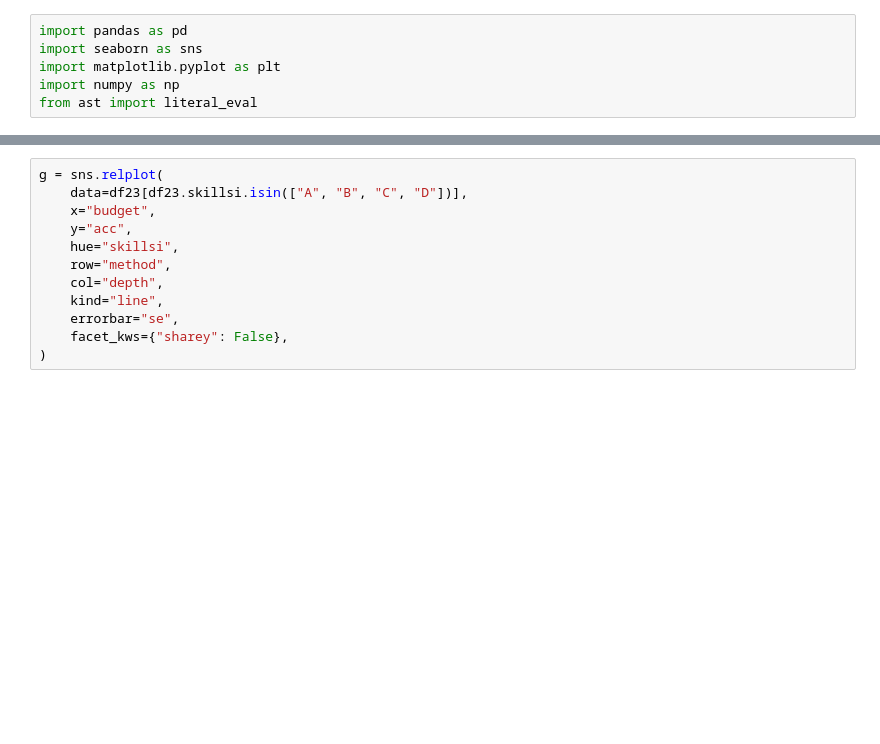
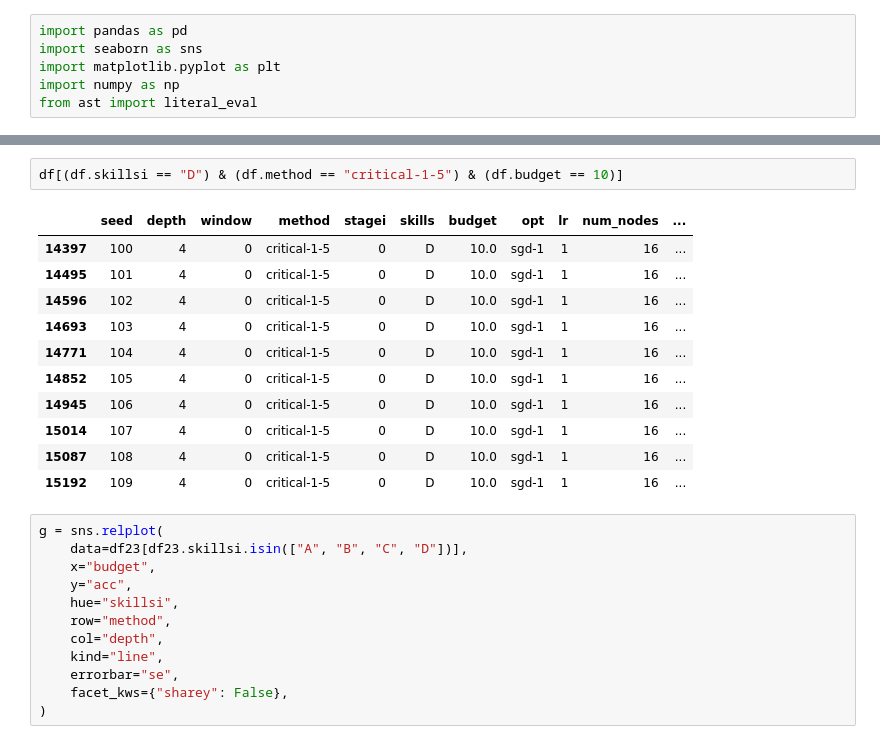
Before and after one commit to saumikn/gymnasium-test, a Jupyter notebook: tree.ipynb, the cells around one changed output, grey strips where cells are left out. Cells and saved outputs as stored; diff of their text form; blank space fills up the shorter version.

```diff
--- a/tree.ipynb
+++ b/tree.ipynb
@@ -111,3 +111,17 @@ g = sns.relplot(
+# %%
+df[(df.skillsi == "D") & (df.method == "critical-1-5") & (df.budget == 10)]
+# %% [output]
+|  | seed | depth | window | method | stagei | skills | budget | opt | lr | num_nodes | ... |
+| 14397 | 100 | 4 | 0 | critical-1-5 | 0 | D | 10.0 | sgd-1 | 1 | 16 | ... |
+| 14495 | 101 | 4 | 0 | critical-1-5 | 0 | D | 10.0 | sgd-1 | 1 | 16 | ... |
+| 14596 | 102 | 4 | 0 | critical-1-5 | 0 | D | 10.0 | sgd-1 | 1 | 16 | ... |
+| 14693 | 103 | 4 | 0 | critical-1-5 | 0 | D | 10.0 | sgd-1 | 1 | 16 | ... |
+| 14771 | 104 | 4 | 0 | critical-1-5 | 0 | D | 10.0 | sgd-1 | 1 | 16 | ... |
+| 14852 | 105 | 4 | 0 | critical-1-5 | 0 | D | 10.0 | sgd-1 | 1 | 16 | ... |
+| 14945 | 106 | 4 | 0 | critical-1-5 | 0 | D | 10.0 | sgd-1 | 1 | 16 | ... |
+| 15014 | 107 | 4 | 0 | critical-1-5 | 0 | D | 10.0 | sgd-1 | 1 | 16 | ... |
+| 15087 | 108 | 4 | 0 | critical-1-5 | 0 | D | 10.0 | sgd-1 | 1 | 16 | ... |
+| 15192 | 109 | 4 | 0 | critical-1-5 | 0 | D | 10.0 | sgd-1 | 1 | 16 | ... |
 # %%
 g = sns.relplot(
     data=df23[df23.skillsi.isin(["A", "B", "C", "D"])],
```
Also changed, not shown: parts of 7 cells of this notebook, 3 other files.
